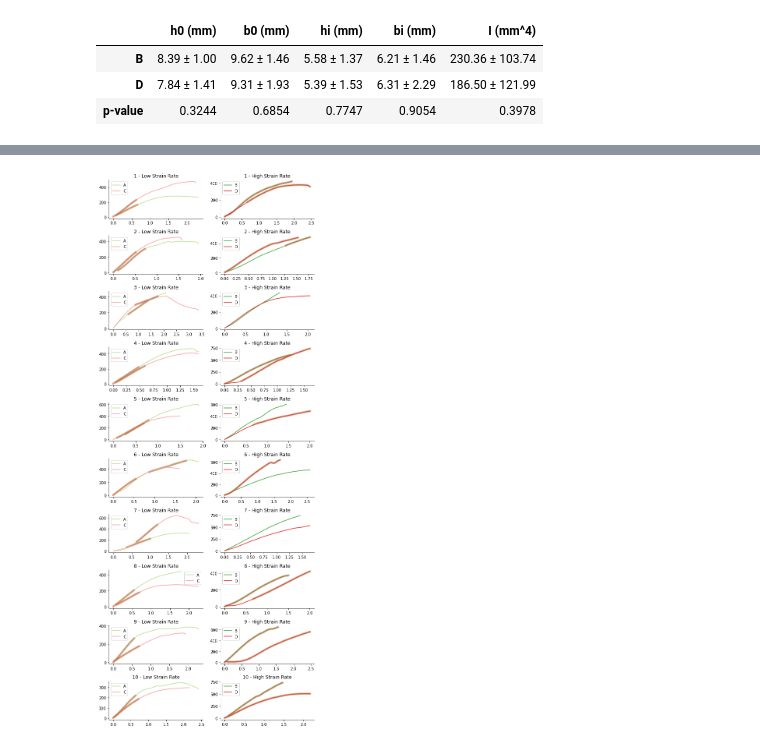
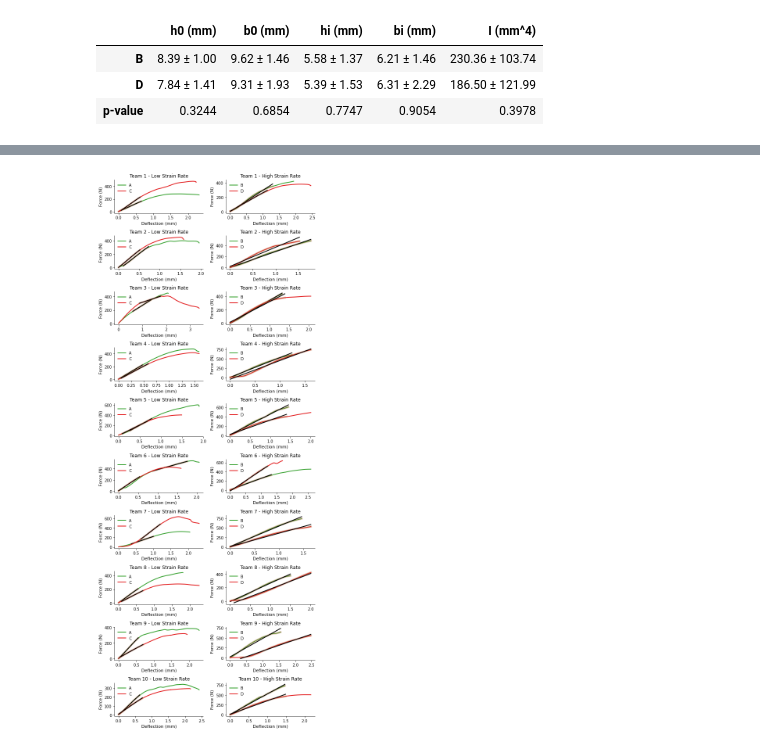
Before and after one commit to Kabilan108/drexel-coursework, a Jupyter notebook: bmes301/lab4/Data Analysis.ipynb, the cells around one changed output, grey strips where cells are left out. Drawn from its saved outputs; the diff is of its cells as text; code cells hidden in the pictures.

Commit message:
Finalize data analysis

```diff
--- a/bmes301/lab4/Data Analysis.ipynb
+++ b/bmes301/lab4/Data Analysis.ipynb
@@ -167,7 +157,8 @@ array([[<AxesSubplot:>, <AxesSubplot:>],
 
 # Create figure
 fig, axes = plt.subplots(10, 2, figsize=(8, 20))
-colors = sns.color_palette("Paired").as_hex()[2:6]
+# colors = sns.color_palette("Paired").as_hex()[2:6]
+colors = ['#33a02c', '#33a02c', '#e31a1c', '#e31a1c']
 res = []
 
 for team, axis in zip(data['team'].unique(), axes):
@@ -175,10 +166,10 @@ for team, axis in zip(data['team'].unique(), axes):
         # Pick axis
         if sample in ['A', 'C']:
             ax = axis[0]
-            ax.set_title(f"{team} - Low Strain Rate")
+            ax.set_title(f"Team {team} - Low Strain Rate")
         else:
             ax = axis[1]
-            ax.set_title(f"{team} - High Strain Rate")
+            ax.set_title(f"Team {team} - High Strain Rate")
 
         # Subset the data
         df = (data
@@ -191,56 +182,64 @@ for team, axis in zip(data['team'].unique(), axes):
         # Identify the linear region of the data
         r2_max = 0
         step = 50
-        region_length = 800
+        region_length = 1000 if sample in ['A', 'C'] else 200
         for i in range(len(X), 0, -step):
             for j in range(0, i, step):
                 # Skip if the subarray is too short
-                if i - j < region_length:  continue
+                if abs(i - j) < region_length:  continue
 
                 # Compute R^2 for this region
                 r2 = stats.linregress(X[j:i], Y[j:i]).rvalue**2  # type: ignore
 
                 # Update the selected region if the R^2 is higher
                 if r2 > r2_max:
                     r2_max = r2
                     region = slice(j, i)
 
         # Create index for specimen table
-        # J = (specimen['team'] == team) & (specimen['strain_group'] == group)
+        J = (specimen['team'] == team) & (specimen['strain_group'] == sample)
 
         # # Flexural Stiffness  [Fit a regression model]
-        # kf, _, r, p, _ = stats.linregress(X[region], Y[region])  # type: ignore
-        # r2 = r**2
+        kf, intercept, r, p, _ = stats.linregress(X[region], Y[region])  # type: ignore
 
         # # Flexural Elastic Modulus
-        # E = kf * L**3 / (48 * specimen[J]['I'])
+        E = kf * L**3 / (48 * specimen[J]['I'])
 
         # # Peak Force and UFS
-        # I = np.argmax(Y)  # type: ignore
-        # F_peak, UFS = Y[I], df['flex_stress'][I]
+        I = np.argmax(Y)  # type: ignore
+        F_peak, UFS = Y[I], df['flex_stress'][I]
 
-        # # Flexural strain at failure
-        # FSF = df['flex_stress'].values[-1]
+        # Flexural strain at failure
+        FSF = df['flex_stress'].values[-1]
 
-        # # Toughness  [Compute the area under the curve]
-        # strain = df['flex_strain'].values
-        # stress = df['flex_stress'].values
-        # toughness = np.trapz(stress, strain)  # type: ignore
+        # Toughness  [Compute the area under the curve]
+        strain = df['flex_strain'].values
+        stress = df['flex_stress'].values
+        toughness = np.trapz(stress, strain)  # type: ignore
 
-        # # Store results
-        # _res = pd.DataFrame({
-        #     'team': team, 'strain_group': sample,
-        #     'kf': kf, 'E': E, 'F_peak': F_peak,
-        #     'UFS': UFS, 'FSF': FSF, 'T': toughness,
-        # })
+        # Store results
+        _res = pd.DataFrame({
+            'team': team, 'strain_group': sample,
+            'kf': kf, 'E': E, 'F_peak': F_peak,
+            'UFS': UFS, 'FSF': FSF, 'T': toughness,
+        })
+        res.append(_res)
 
         # Plot the data
         sns.lineplot(x=X, y=Y, ax=ax, color=color,
-                     label=f"{sample}")
+                     label=f"{sample}", linewidth=2)
         sns.lineplot(x=X[region], y=Y[region], ax=ax, color="#b15928",
-                     alpha=0.5, linewidth=5)
+                     alpha=0.3, linewidth=5)
+        sns.lineplot(x=X[region], y=kf * X[region] + intercept, ax=ax,
+                        color="black", linewidth=2)
+        # Remvoe spines
         sns.despine(ax=ax)
+        # Legend frameon
+        ax.legend(frameon=False, loc='upper left')
+        # Set axis labels
+        ax.set_xlabel("Deflection (mm)", fontsize=11)
+        ax.set_ylabel("Force (N)", fontsize=11)
 
 plt.tight_layout()
 # %% [output]
-[figure, old version]
+[figure, new version]
```
Also changed, not shown: parts of 12 cells of this notebook, 3 other files.
